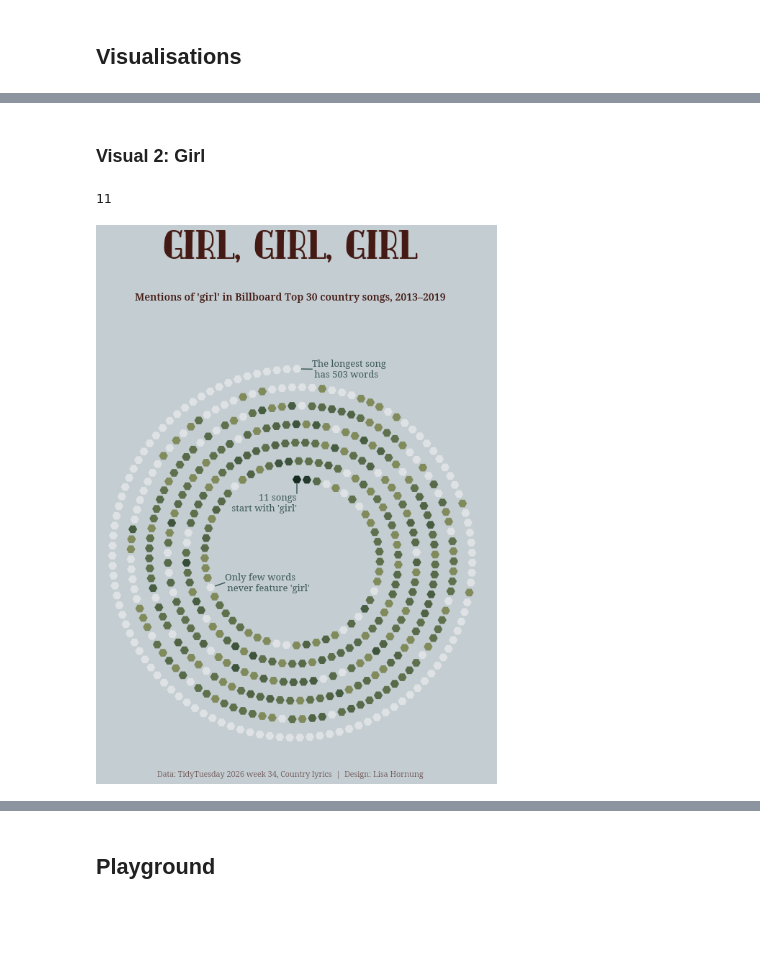
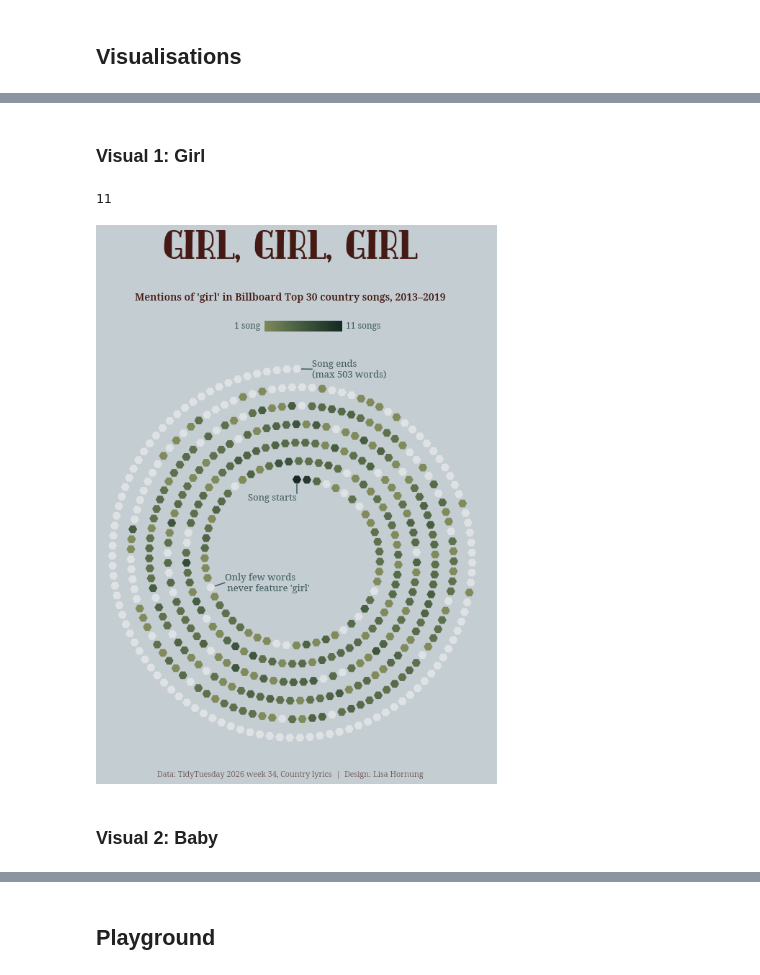
Before and after one commit to Lisa-Ho/small-data-projects, a Jupyter notebook: 2026/2609-country-songs/country-songs.ipynb, the cells around one changed output, grey strips where cells are left out. Drawn from its saved outputs; the diff is of its cells as text; code cells hidden in the pictures; blank space fills up the shorter version.

Commit message:
worked on second visual

```diff
--- a/2026/2609-country-songs/country-songs.ipynb
+++ b/2026/2609-country-songs/country-songs.ipynb
@@ -187,5 +72,5 @@ plt.show()
 # %% [markdown]
-### Visual 2: Girl
+### Visual 1: Girl
 # %%
 def create_spiral_equal_arc(df, col_name='count', turns=7, start_radius=0.1):
     """
@@ -277,6 +162,27 @@ from pyfonts import load_google_font
 body_font_r = load_google_font("Noto Serif", weight="regular", italic=False)
 body_font_sb = load_google_font("Noto Serif", weight="semi-bold", italic=False)
 body_font_l = load_google_font("Noto Serif", weight="light", italic=False)
+# %%
+cmap_legend = mcolors.LinearSegmentedColormap.from_list(
+"custom",
+[(0, "#ececec"),
+(p,  '#7f895a'),
+(p,  '#65764f'),
+(0.4,  '#4d6244'),
+(0.6,  '#384f39'),
+(0.8, '#263c2d'),
+(1.0,'#172a21'),
+])
+
+cmap_legend = mcolors.LinearSegmentedColormap.from_list(
+"custom",
+[('#7f895a'),
+('#65764f'),
+( '#4d6244'),
+('#384f39'),
+('#263c2d'),
+('#172a21'),
+])
 # %%
 #get positions for dots
 theta, r, values = create_spiral_equal_arc(counts_df,
@@ -301,35 +207,48 @@ scatter = ax.scatter(
         alpha=counts_df["opacity"],
        linewidth=0,
        marker='H'
     )
 ax.set_theta_zero_location('N')
 ax.set_theta_direction(-1)
 
 ## Annotation
 ax.plot([0,0], [0.33, 0.38],color=clrs["annotation"])
-ax.text(0, 0.33, "11 songs\n start with 'girl'", ha="right", va="top",
+ax.text(0, 0.33, "Song starts", ha="right", va="top",
         fontsize=13, font=body_font_r,color=clrs["annotation"], fontweight="bold")
 
 ax.plot([0.025,0.08], [0.965, 0.967], color=clrs["annotation"])
-ax.text(0.08, 0.967, "The longest song\n has 503 words", color=clrs["annotation"],
+ax.text(0.08, 0.967, "Song ends\n(max 503 words)", color=clrs["annotation"],
         ha="left", va="center", fontsize=13, font=body_font_r, fontweight="bold")
 
 
 ax.plot([4.38,4.38], [0.39, 0.44],color=clrs["annotation"])
 ax.text(4.38, 0.39, "Only few words\n never feature 'girl'", color=clrs["annotation"],
         ha="left", va="center", fontsize=13, font=body_font_r, fontweight="bold")
 
-#add title
+#add text
 fig.text(0.5,1.08, "girl, girl, girl", color=clrs["title"], fontsize=50, fontproperties=title_font, ha="center")
 fig.text(0.5,1, "Mentions of 'girl' in Billboard Top 30 country songs, 2013–2019", color=clrs["title"],
          fontsize=14,ha="center", font=body_font_sb)
 fig.text(0.5,0.08, "Data: TidyTuesday 2026 week 34, Country lyrics  |  Design: Lisa Hornung", color=clrs["title"],
          fontsize=11, font=body_font_l, ha="center", alpha=0.8)
 
+#legend
+cbaxes = fig.add_axes([0.45, 0.94, 0.15, 0.02]) #axes to hold colorbar
+cmappable = cm.ScalarMappable(norm=mpl.colors.Normalize(0,1), cmap=cmap_legend)
+cb = plt.colorbar(cmappable, cax=cbaxes, anchor=(1,1.2), orientation='horizontal',
+                  drawedges=False, ticks=[])
+cb.ax.tick_params(length=0)
+cb.outline.set_visible(False)
+cbaxes.text(-0.05,0.5, "1 song", fontproperties=body_font_r, fontsize=12, ha="right", va="center", color=clrs["annotation"])
+cbaxes.text(1.05,0.5, "11 songs", fontproperties=body_font_r, fontsize=12, ha="left", va="center", color=clrs["annotation"])
+#cb.ax.set_xticklabels(["1 song",  "11 songs"], fontproperties=body_font_r, fontsize=12)
+
 #export
-#plt.savefig("girl-mentions.png", pad_inches=1, bbox_inches='tight')
+plt.savefig("girl-mentions2.png", pad_inches=1, bbox_inches='tight')
 plt.savefig("girl-mentions.svg", bbox_inches='tight')
 
 plt.show()
 # %% [output]
-[figure, old version]
+[figure, new version]
+# %% [markdown]
+### Visual 2: Baby
```
Also changed, not shown: parts of 10 cells of this notebook.
